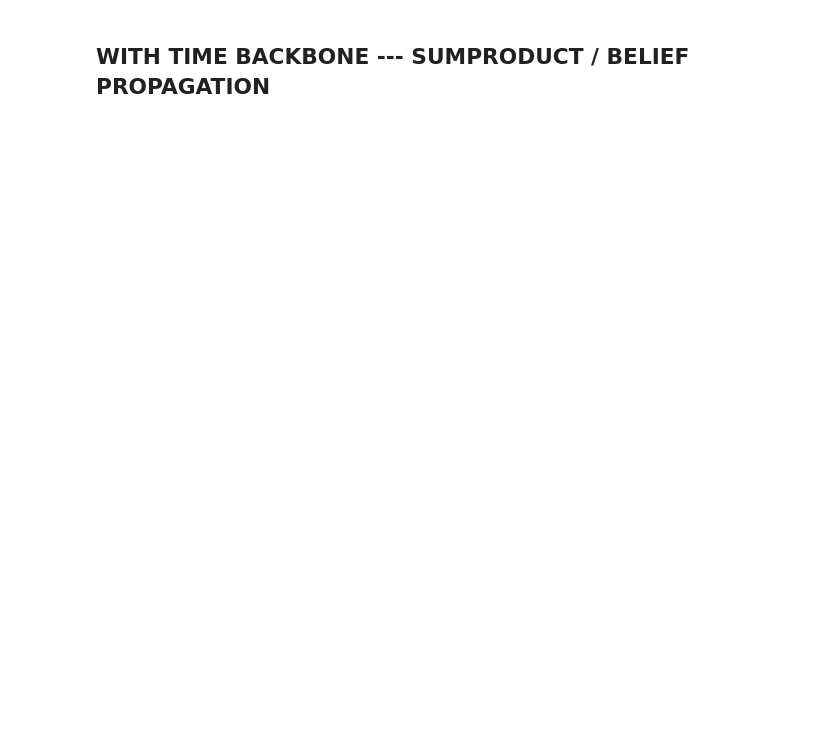
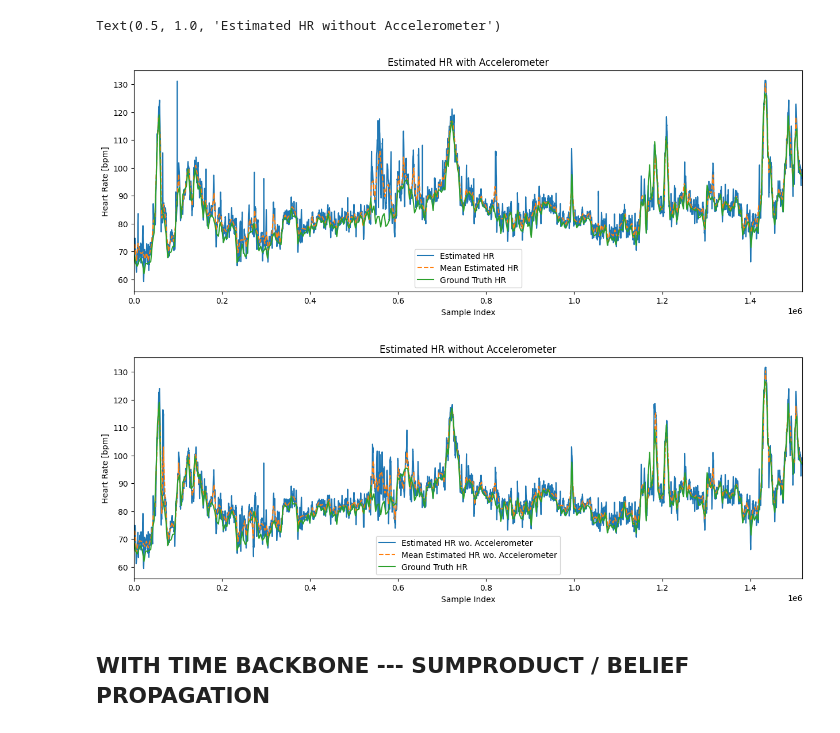
Before and after one commit to eth-siplab/BeliefPPG, a Jupyter notebook: tutorial.ipynb, the cells around one changed output. Drawn from its saved outputs; the diff is of its cells as text; code cells hidden in the pictures; blank space fills up the shorter version.

```diff
--- a/tutorial.ipynb
+++ b/tutorial.ipynb
@@ -19,0 +28,8 @@ GT_hr = data['ground truth HR'] # reported for every 30 seconds in bpm
+# %%
+hr, idxs = infer_hr(ppg=ppg, ppg_freq=sampling_rate, acc=acc, acc_freq=sampling_rate)
+
+mean_hr = [np.mean(hr[i:i+15]) for i in range(0, len(hr), 15)] # ground truth HR is reported every 30 seconds, hr is reported every 2 seconds
+mean_idxs = [np.mean(idxs[i:i+15]) for i in range(0, len(hr), 15)]
+
+hr_wo_acc, idxs_wo_acc = infer_hr(ppg=ppg, ppg_freq=sampling_rate, acc=None, acc_freq=None) # infer HR without using the accelerometer
+mean_hr_wo_acc = [np.mean(hr_wo_acc[i:i+15]) for i in range(0, len(hr_wo_acc), 15)]
@@ -20,3 +46,27 @@ GT_hr = data['ground truth HR'] # reported for every 30 seconds in bpm
+# %%
+plt.figure(figsize=(15,5))
+plt.plot(idxs, hr, c='C0', label='Estimated HR')
+plt.plot(mean_idxs, mean_hr, c='C1', linestyle='--', label='Mean Estimated HR')
+plt.plot(np.arange(0, len(GT_hr)*30*sampling_rate, 30*sampling_rate), GT_hr, c='C2', label='Ground Truth HR')
+plt.xlabel('Sample Index')
+plt.ylabel('Heart Rate [bpm]')
+plt.legend()
+plt.xlim((0, np.max(idxs)))
+plt.title('Estimated HR with Accelerometer')
+
+plt.figure(figsize=(15,5))
+plt.plot(idxs, hr_wo_acc, c='C0', label='Estimated HR wo. Accelerometer')
+plt.plot(mean_idxs, mean_hr_wo_acc, c='C1', linestyle='--', label='Mean Estimated HR wo. Accelerometer')
+plt.plot(np.arange(0, len(GT_hr)*30*sampling_rate, 30*sampling_rate), GT_hr, c='C2', label='Ground Truth HR')
+plt.xlabel('Sample Index')
+plt.ylabel('Heart Rate [bpm]')
+plt.legend()
+plt.xlim((0, np.max(idxs)))
+plt.title('Estimated HR without Accelerometer')
+# %% [output]
+Text(0.5, 1.0, 'Estimated HR without Accelerometer')
+[figure, added]
+[figure, added]
 # %% [markdown]
 ## WITH TIME BACKBONE --- SUMPRODUCT / BELIEF PROPAGATION
 # %%
```
Also changed, not shown: parts of 9 cells of this notebook, 4 other files.
